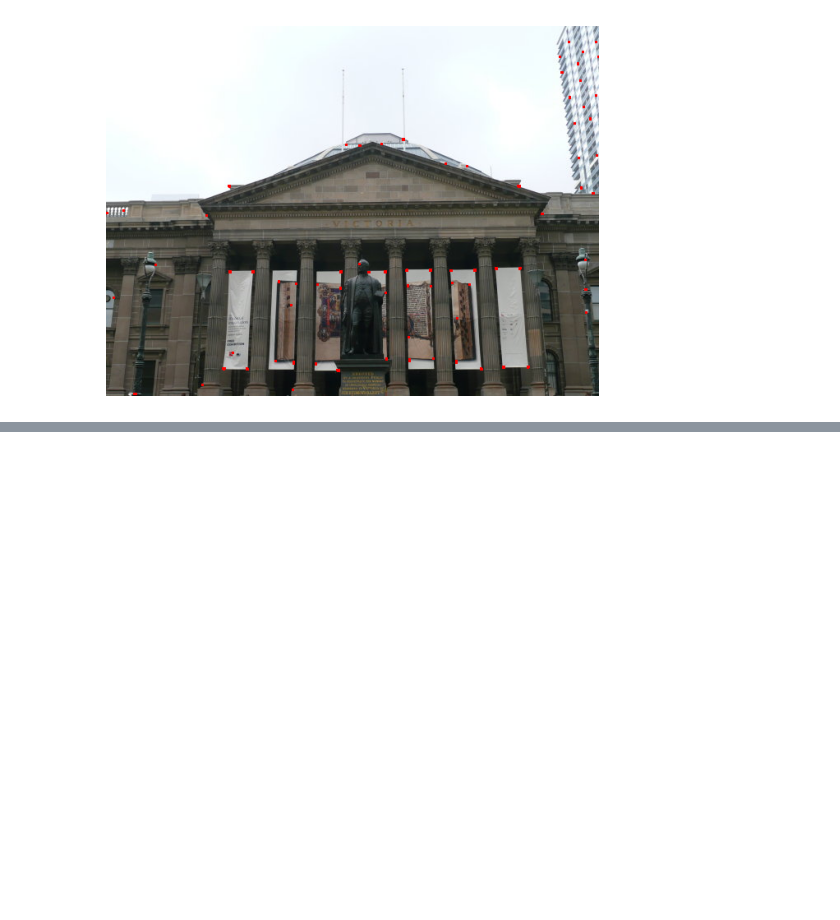
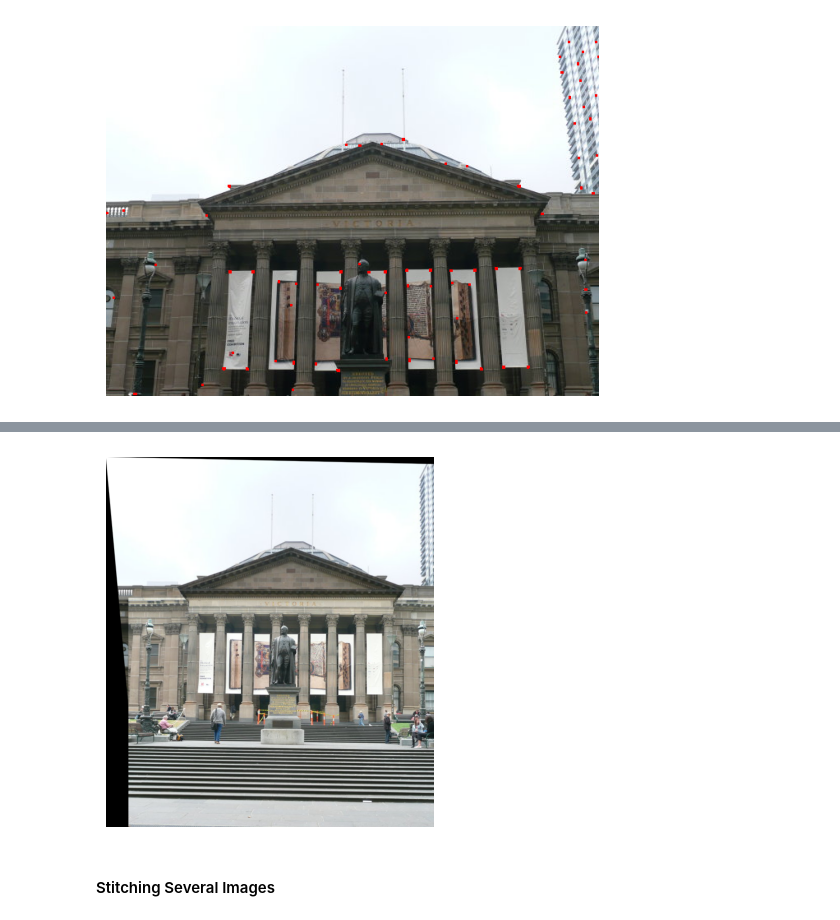
Before and after one commit to kchinna/panorama-stitching, a Jupyter notebook: panorama-stitching.ipynb, the cells around one changed output, grey strips where cells are left out. Cells and saved outputs as stored; diff of their text form; code cells hidden in the pictures; blank space fills up the shorter version.

```diff
--- a/panorama-stitching.ipynb
+++ b/panorama-stitching.ipynb
@@ -116,0 +355,14 @@ plt.show()
+# %%
+# Display stitched image
+
+# Stitch images
+stitched_image = warp_and_blend(img2, img1, H)
+
+# Display image
+plt.imshow(cv2.cvtColor(stitched_image, cv2.COLOR_BGR2RGB))
+plt.axis("off")
+plt.show()
+# %% [output]
+[figure, added]
+# %% [markdown]
+#### Stitching Several Images
```
Also changed, not shown: parts of 17 cells of this notebook.
